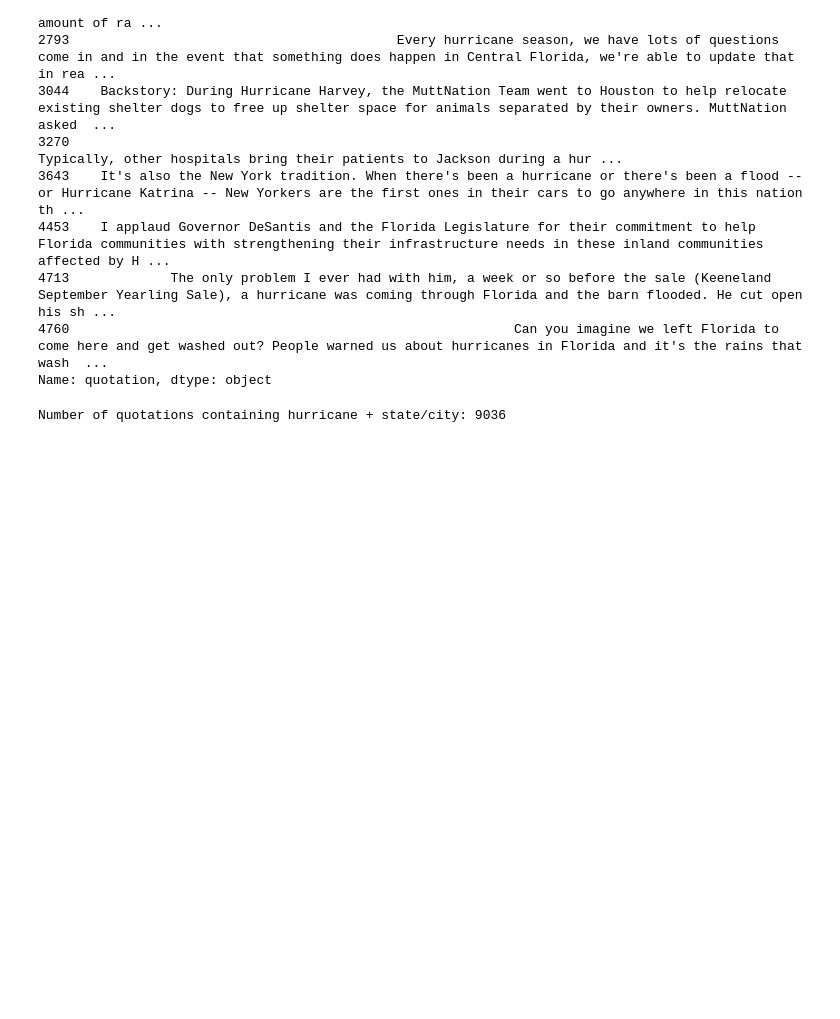
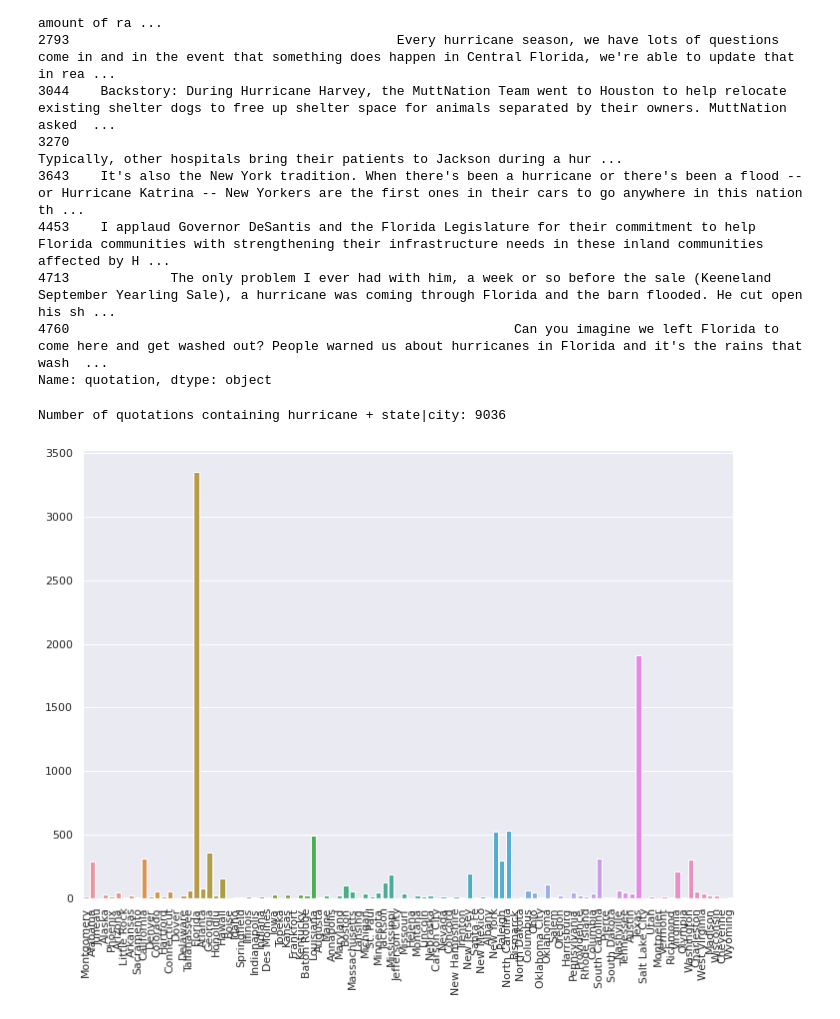
Before and after one commit to epfl-ada/ada-2021-project-marietan-ghariani-bracone-karimi, a Jupyter notebook: project.ipynb, the cells around one changed output. Cells and saved outputs as stored; diff of their text form; code cells hidden in the pictures; blank space fills up the shorter version.

Commit message:
Added a few visualisations

```diff
--- a/project.ipynb
+++ b/project.ipynb
@@ -282,6 +281,14 @@ df_loc.head(10).quotation
 4760                                                         Can you imagine we left Florida to come here and get washed out? People warned us about hurricanes in Florida and it's the rains that wash  ...
 Name: quotation, dtype: object
 # %%
-print(f"Number of quotations containing hurricane + state/city: %d" % len(df_loc.index))
+print(f"Number of quotations containing hurricane + state|city: %d" % len(df_loc.index))
 # %% [output]
-Number of quotations containing hurricane + state/city: 9036
+Number of quotations containing hurricane + state|city: 9036
+# %%
+place_occurrence = [len(df_hurricane[df_hurricane["quotation"].str.contains(place)].index) for place in places]
+# %%
+sns.barplot(x=places, y=place_occurrence)
+plt.xticks(rotation=90)
+sns.set(rc={'figure.figsize':(18.7,14.27)})
+# %% [output]
+[figure, added]
```
Also changed, not shown: parts of 4 cells of this notebook.
